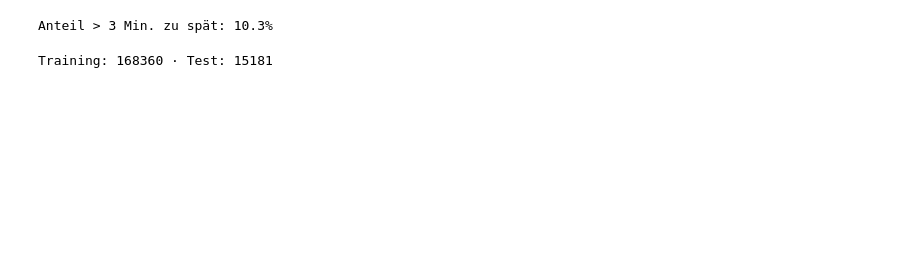
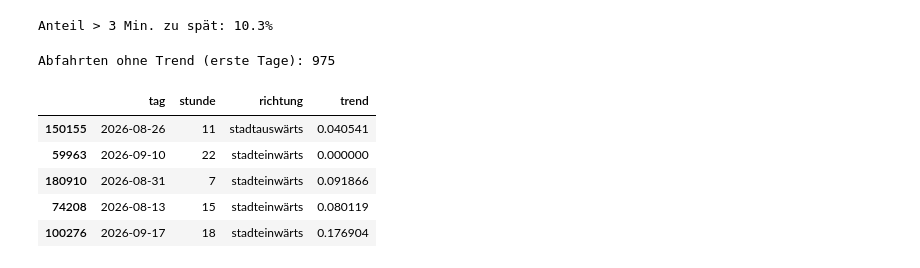
Before and after one commit to SJC929/Pendler, a Jupyter notebook: ml/08_delay_risk.ipynb, the cells around one changed output. Saved outputs shown, nothing was run; the diff lists cells and outputs as text; code cells hidden in the pictures; blank space fills up the shorter version.

```diff
--- a/ml/08_delay_risk.ipynb
+++ b/ml/08_delay_risk.ipynb
@@ -17,12 +13,34 @@ print(f"Anteil > 3 Min. zu spät: {y.mean():.1%}")
 # %% [output]
 Anteil > 3 Min. zu spät: 10.3%
-# %%
-GRENZE = pd.Timestamp("2026-10-26")
-train = daten["tag"] < GRENZE
-test = ~train
-
-X_train, X_test = X[train], X[test]
-y_train, y_test = y[train], y[test]
-print("Training:", len(X_train), "· Test:", len(X_test))
-# %% [output]
-Training: 168360 · Test: 15181
+# %%
+# Pro Tag, Richtung und Stunde: wie viele Busse waren zu spät, wie viele fuhren?
+pro_tag = (
+    daten.groupby(["richtung", "stunde", "tag"])["zu_spaet"]
+    .agg(spaet="sum", fahrten="count")
+    .reset_index()
+    .sort_values("tag")
+    .set_index("tag")
+)
+
+# Summe über die 7 Tage VOR jedem Tag (closed="left": der Tag selbst zählt nicht)
+woche = (
+    pro_tag.groupby(["richtung", "stunde"])[["spaet", "fahrten"]]
+    .rolling("7D", closed="left")
+    .sum()
+    .reset_index()
+)
+woche["trend"] = woche["spaet"] / woche["fahrten"]
+
+daten = daten.merge(woche[["richtung", "stunde", "tag", "trend"]],
+                    on=["richtung", "stunde", "tag"], how="left")
+
+print("Abfahrten ohne Trend (erste Tage):", daten["trend"].isna().sum())
+daten[["tag", "stunde", "richtung", "trend"]].sample(5, random_state=1)
+# %% [output]
+Abfahrten ohne Trend (erste Tage): 975
+|  | tag | stunde | richtung | trend |
+| 150155 | 2026-08-26 | 11 | stadtauswärts | 0.040541 |
+| 59963 | 2026-09-10 | 22 | stadteinwärts | 0.000000 |
+| 180910 | 2026-08-31 | 7 | stadteinwärts | 0.091866 |
+| 74208 | 2026-08-13 | 15 | stadteinwärts | 0.080119 |
+| 100276 | 2026-09-17 | 18 | stadteinwärts | 0.176904 |
```
Also changed, not shown: parts of 6 cells of this notebook.
